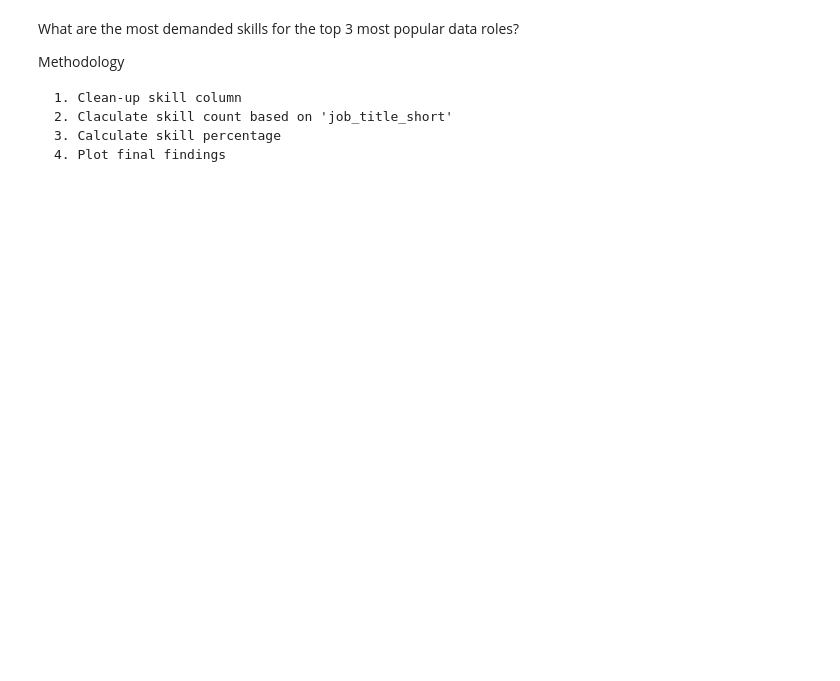
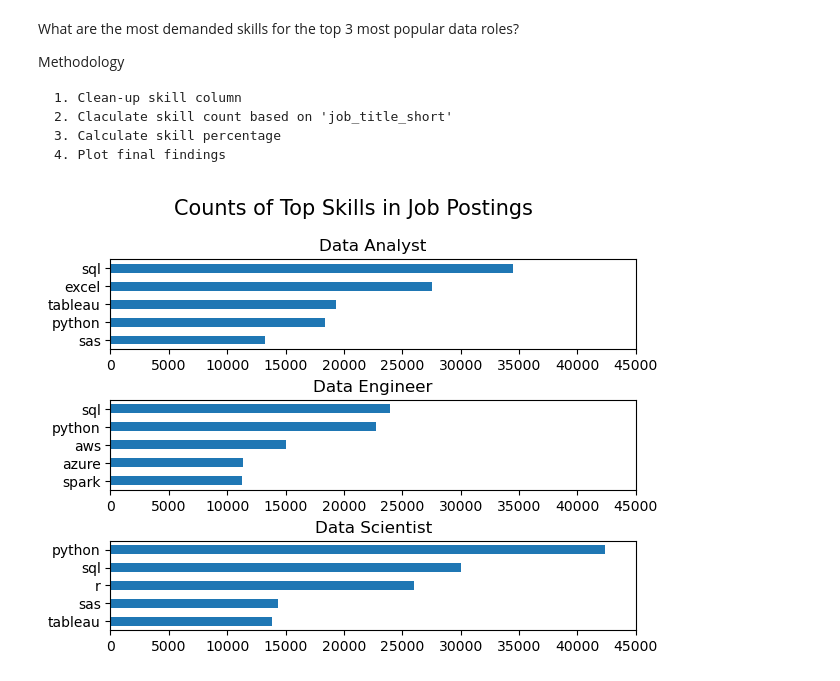
Before and after one commit to yilmazemre61/Explore_Data_Analyst_Role, a Jupyter notebook: 2-Skill_Demand.ipynb, the cells around one changed output. Saved outputs shown, nothing was run; the diff lists cells and outputs as text; code cells hidden in the pictures; blank space fills up the shorter version.

```diff
--- a/2-Skill_Demand.ipynb
+++ b/2-Skill_Demand.ipynb
@@ -29,3 +29,34 @@ df_US = df[df['job_country'] == 'United States']
 
 # Using the explode method to broad the job skills
 df_skills = df_US.explode('job_skills')
+
+df_skills_count = df_skills.groupby(['job_skills', 'job_title_short']).size()
+
+# Transfer the Series to DatFrame and resetting the index name for the skills count column
+df_skills_count = df_skills_count.reset_index(name='skill_count')
+
+# Sorting the skill_count values from highest to lowest
+df_skills_count.sort_values(by='skill_count', ascending=False, inplace=True)
+# %%
+# Selecting the top 3 role and creating a list
+job_titles  = df_skills_count['job_title_short'].unique().tolist()
+job_titles = sorted(job_titles[:3])
+# %%
+# Plotting the findings
+fig, ax = plt.subplots(len(job_titles), 1)
+
+for i, job_title in enumerate(job_titles):
+    df_plot = df_skills_count[df_skills_count['job_title_short'] == job_title].head(5)
+    # Plot
+    df_plot.plot(kind='barh', x='job_skills', y='skill_count', ax=ax[i], title=job_title)
+    # Cleaning the Plot
+    ax[i].invert_yaxis()
+    ax[i].set_ylabel('')
+    ax[i].legend().set_visible(False)
+    ax[i].set_xlim(0, 45000)
+
+fig.suptitle('Counts of Top Skills in Job Postings', fontsize=15)
+plt.tight_layout(h_pad=0.5)
+plt.show()
+# %% [output]
+[figure, added]
```
Also changed, not shown: parts of 6 cells of this notebook, 2 other files.
